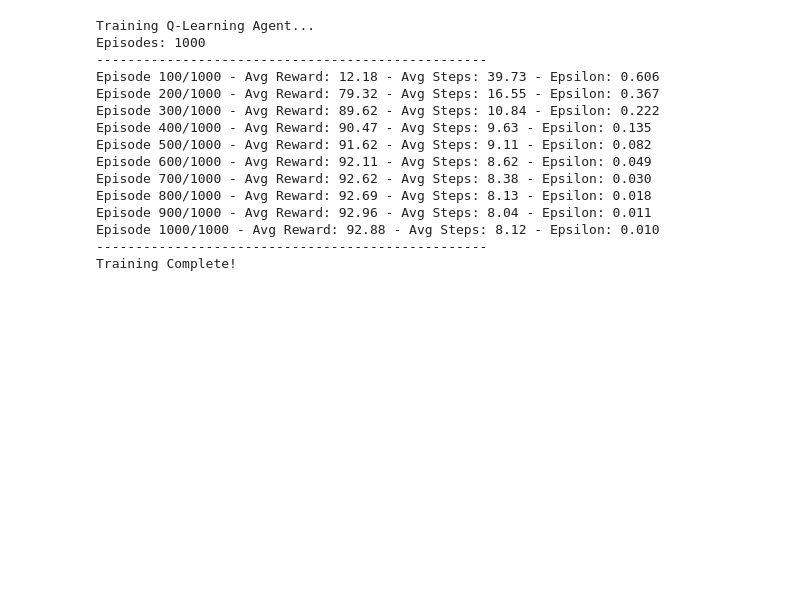
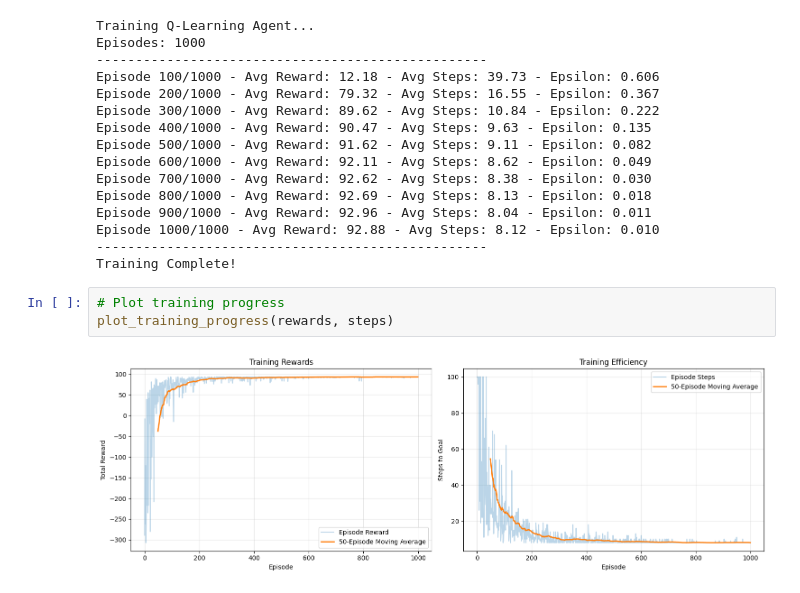
Before and after one commit to Abhijith-E/ReinforcementLearning, a Jupyter notebook: Lab5.ipynb, the cells around one changed output. Saved outputs shown, nothing was run; the diff lists cells and outputs as text; blank space fills up the shorter version.

Commit message:
feat: add training progress visualization call
- Display training rewards and efficiency plots
- Show learning curves over episodes

```diff
--- a/Lab5.ipynb
+++ b/Lab5.ipynb
@@ -295,3 +295,8 @@ Episode 900/1000 - Avg Reward: 92.96 - Avg Steps: 8.04 - Epsilon: 0.011
 Episode 1000/1000 - Avg Reward: 92.88 - Avg Steps: 8.12 - Epsilon: 0.010
 --------------------------------------------------
 Training Complete!
+# %%
+# Plot training progress
+plot_training_progress(rewards, steps)
+# %% [output]
+[figure, added]
```
